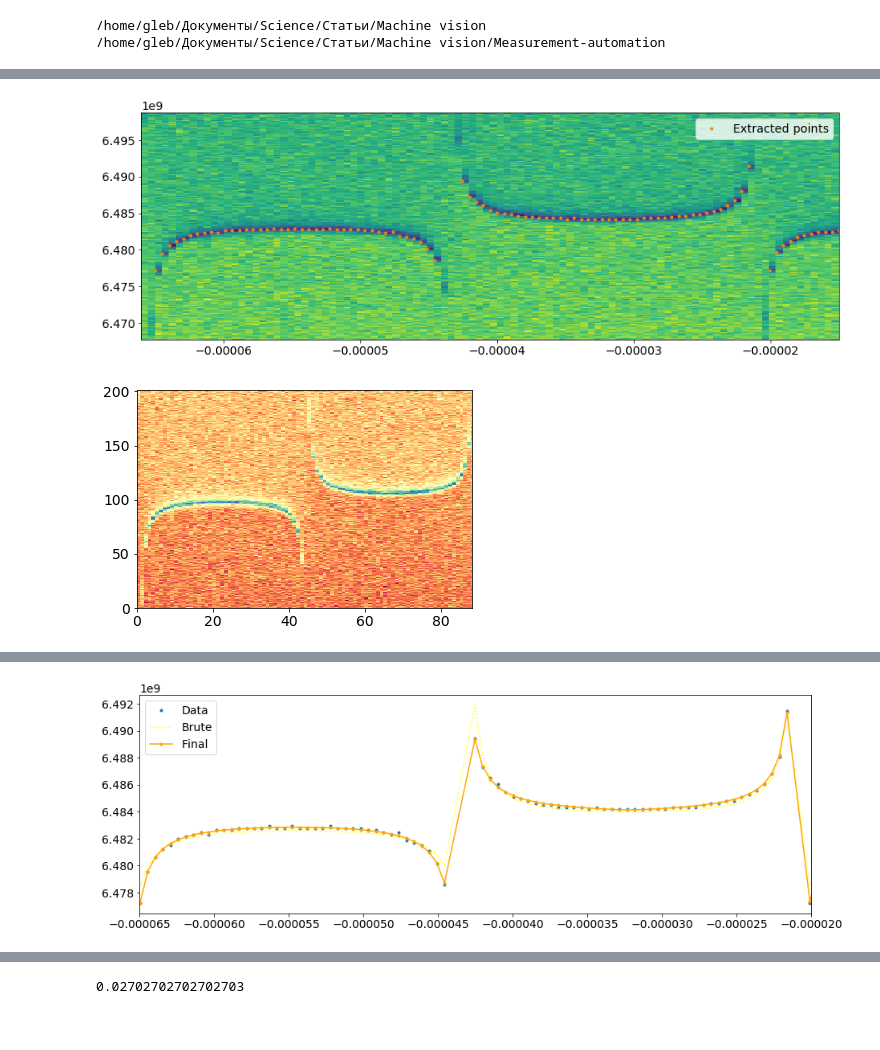
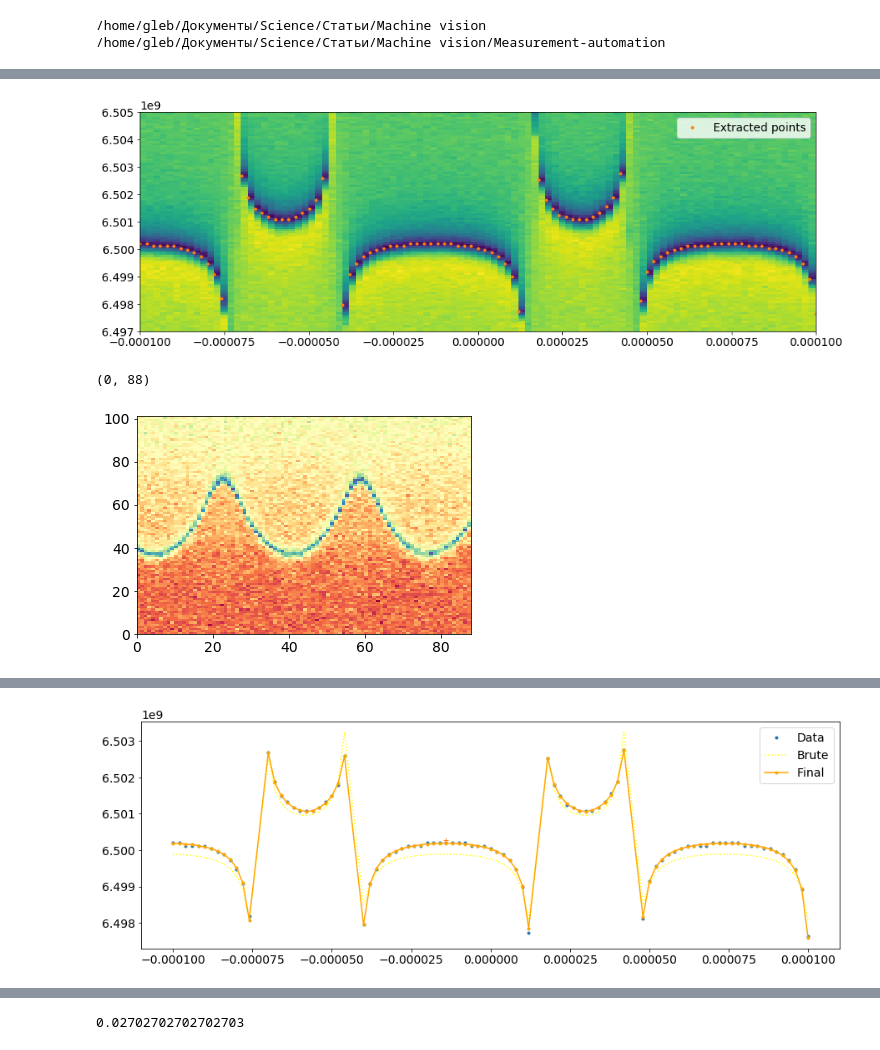
Before and after one commit to vdrhtc/Computer-vision-paper, a Jupyter notebook: Plots two tone.ipynb, the cells around one changed output, grey strips where cells are left out. Drawn from its saved outputs; the diff is of its cells as text; code cells hidden in the pictures.

```diff
--- a/Plots two tone.ipynb
+++ b/Plots two tone.ipynb
@@ -101,11 +101,12 @@ for sample_name, measurements in samples.items():
 # %%
 # sample_name = "Xmon BMSTU assym 1804-108-2"
 # sample_name = "Xmon MIPT Al asym NO anneal"
-sample_name = "Xmon MIPT Al asym anneal"
-# sample_name = "BMSTU Clean 3"
+# sample_name = "Xmon MIPT Al asym anneal"
+sample_name = "BMSTU Clean 3"
+# sample_name = "Xmon 2Q"
 # sample_name = "Xmon-043-3"
 # sample_name = "Xmon BMSTU 1806-176-1"
-qubit_name = "II"
+qubit_name = "I"
 # anti = MeasurementResult.load("Xmon MIPT Al asym anneal", "VI-anticrossing")
 # twotone = MeasurementResult.load("Xmon MIPT Al asym anneal", "VI-two-tone")
 anti = MeasurementResult.load(sample_name, "%s-anticrossing"%qubit_name)
@@ -130,15 +114,16 @@ More than one file found. Enter an index from listed above:
 # %%
 ao = AnticrossingOracle("transmon", anti, plot=True, fast_res_detect=True, hints=[])
 # %% [output]
-[figure, old version]
+[figure, new version]
 # %%
 plt.pcolormesh(abs(anti._data["data"]).T, cmap="Spectral_r", rasterized=True)
 plt.xlim(0, 88)
-plt.savefig("anti.pdf", dpi=300)
+# plt.savefig("anti.pdf", dpi=300)
 # %% [output]
+(0, 88)
-[figure, old version]
+[figure, new version]
 # %%
 result = ao.launch()
-plt.xlim(-65e-6, -20e-6)
-plt.savefig("anti_fit.pdf")
+# plt.xlim(-65e-6, -20e-6)
+# plt.savefig("anti_fit.pdf")
 # %% [output]
@@ -146 +131 @@ plt.savefig("anti_fit.pdf")
-[figure, old version]
+[figure, new version]
```
Also changed, not shown: parts of 7 cells of this notebook, 4 other files.
